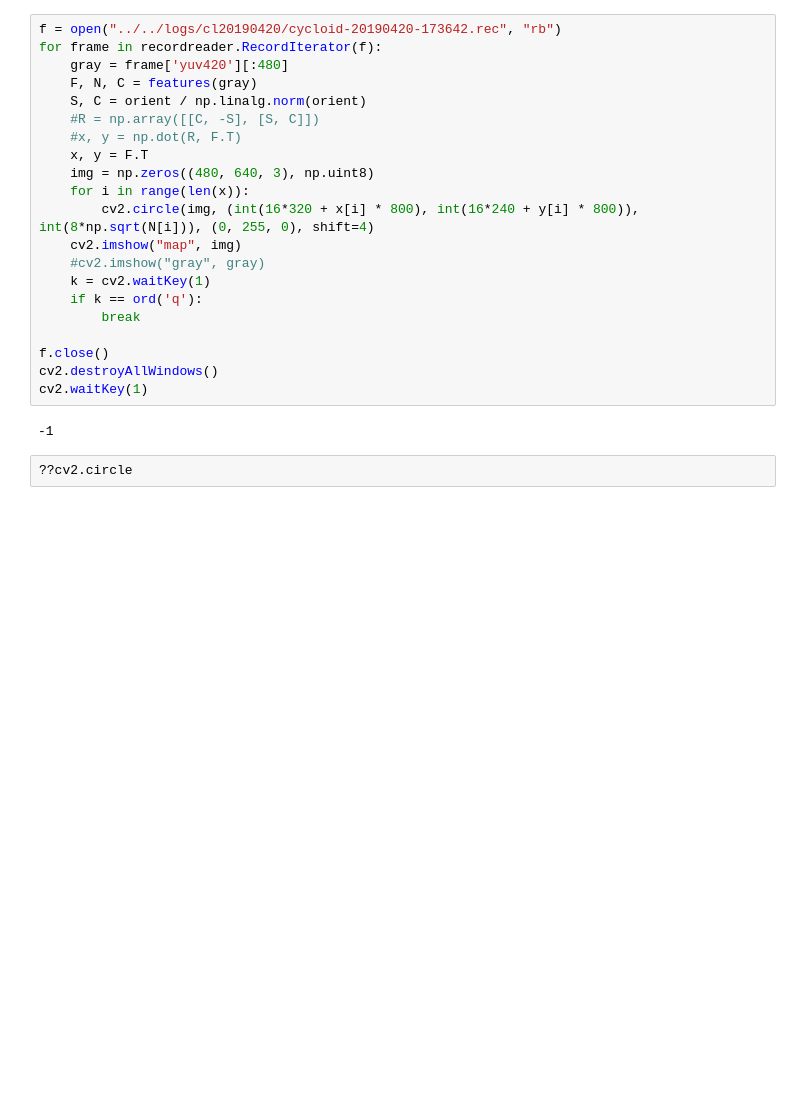
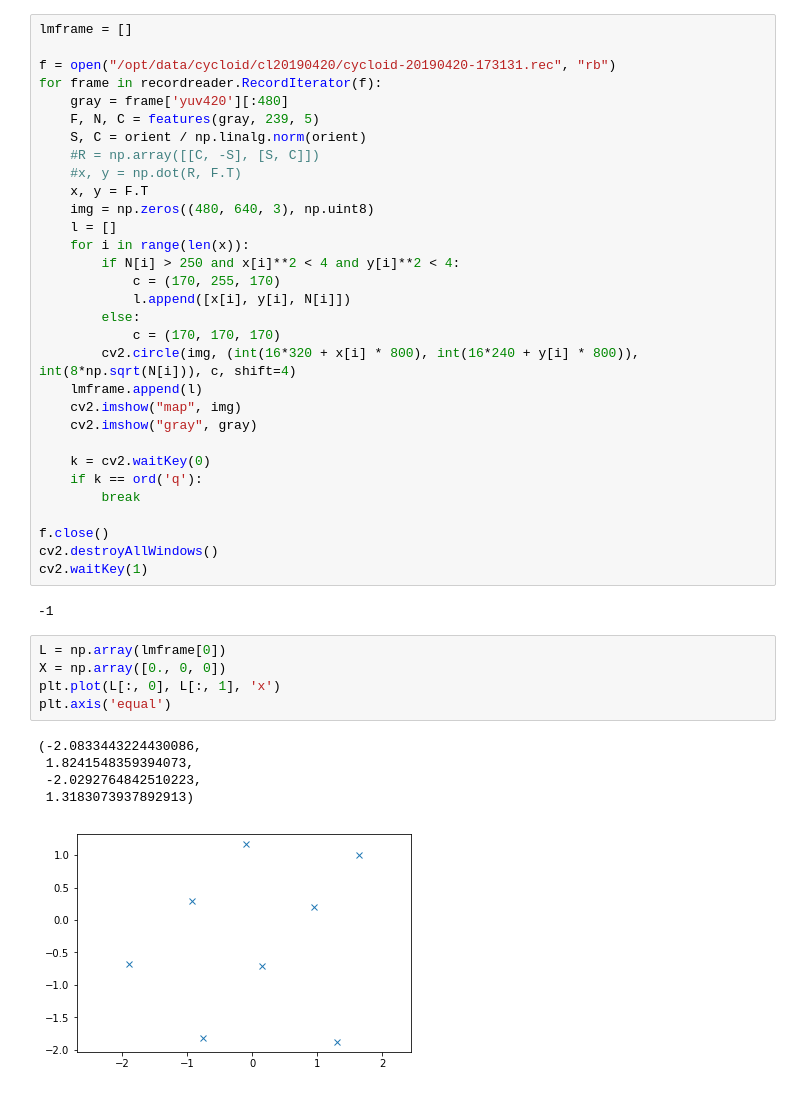
Before and after one commit to a1k0n/cycloid, a Jupyter notebook: tools/bundleadj/lights.ipynb, the cells around one changed output. Saved outputs shown, nothing was run; the diff lists cells and outputs as text; blank space fills up the shorter version.

```diff
--- a/tools/bundleadj/lights.ipynb
+++ b/tools/bundleadj/lights.ipynb
@@ -115,18 +115,28 @@ plt.scatter(*np.dot(R, F.T), N)
 # %%
-f = open("../../logs/cl20190420/cycloid-20190420-173642.rec", "rb")
+lmframe = []
+
+f = open("/opt/data/cycloid/cl20190420/cycloid-20190420-173131.rec", "rb")
 for frame in recordreader.RecordIterator(f):
     gray = frame['yuv420'][:480]
-    F, N, C = features(gray)
+    F, N, C = features(gray, 239, 5)
     S, C = orient / np.linalg.norm(orient)
     #R = np.array([[C, -S], [S, C]])
     #x, y = np.dot(R, F.T)
     x, y = F.T
     img = np.zeros((480, 640, 3), np.uint8)
+    l = []
     for i in range(len(x)):
-        cv2.circle(img, (int(16*320 + x[i] * 800), int(16*240 + y[i] * 800)), int(8*np.sqrt(N[i])), (0, 255, 0), shift=4)
+        if N[i] > 250 and x[i]**2 < 4 and y[i]**2 < 4:
+            c = (170, 255, 170)
+            l.append([x[i], y[i], N[i]])
+        else:
+            c = (170, 170, 170)
+        cv2.circle(img, (int(16*320 + x[i] * 800), int(16*240 + y[i] * 800)), int(8*np.sqrt(N[i])), c, shift=4)
+    lmframe.append(l)
     cv2.imshow("map", img)
-    #cv2.imshow("gray", gray)
-    k = cv2.waitKey(1)
+    cv2.imshow("gray", gray)
+
+    k = cv2.waitKey(0)
     if k == ord('q'):
         break
 
@@ -135,5 +145,14 @@ cv2.destroyAllWindows()
 cv2.waitKey(1)
 # %% [output]
 -1
-# %%
-??cv2.circle
+# %%
+L = np.array(lmframe[0])
+X = np.array([0., 0, 0])
+plt.plot(L[:, 0], L[:, 1], 'x')
+plt.axis('equal')
+# %% [output]
+(-2.0833443224430086,
+ 1.8241548359394073,
+ -2.0292764842510223,
+ 1.3183073937892913)
+[figure, added]
```
Also changed, not shown: parts of 20 cells of this notebook, 3 other files.
